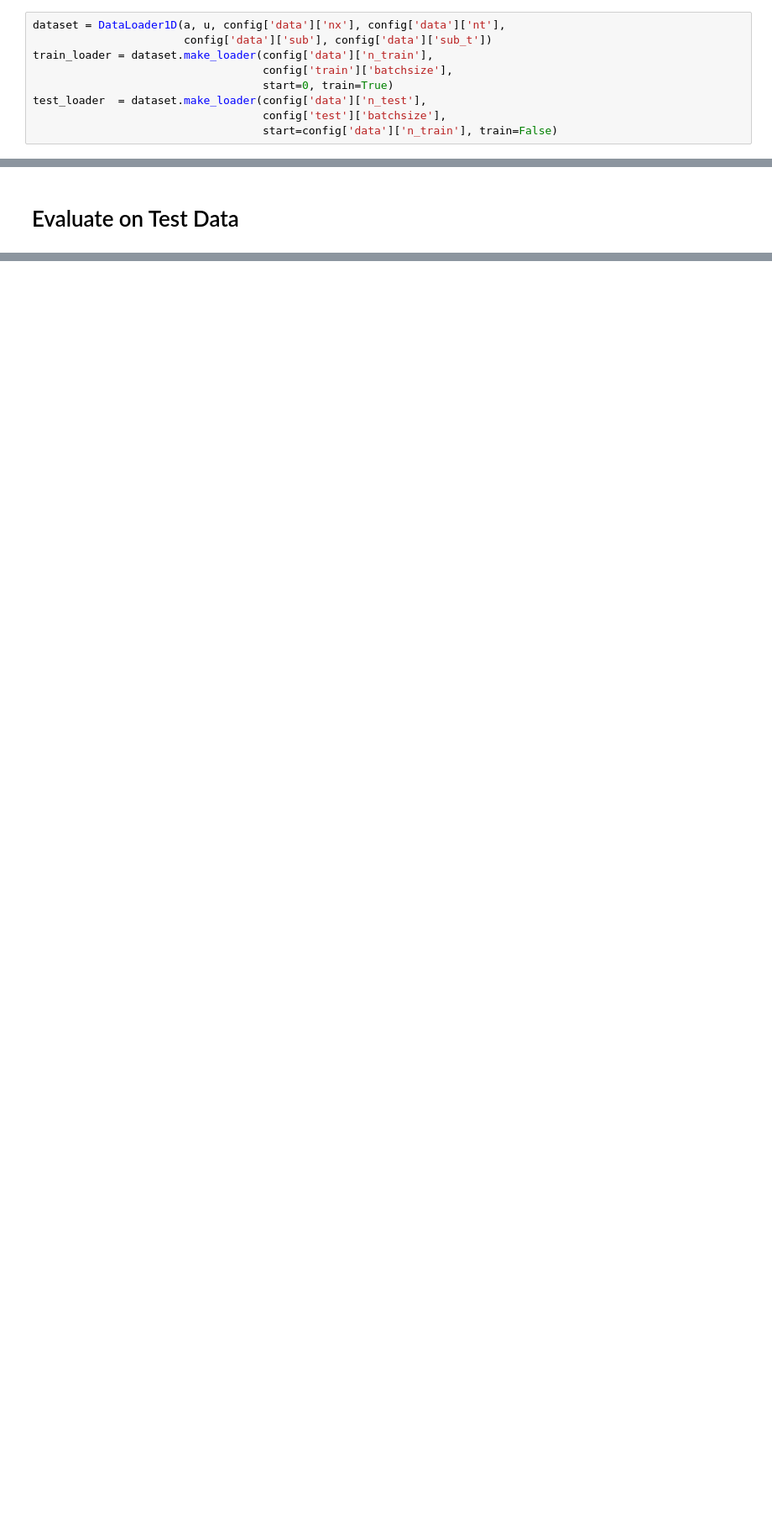
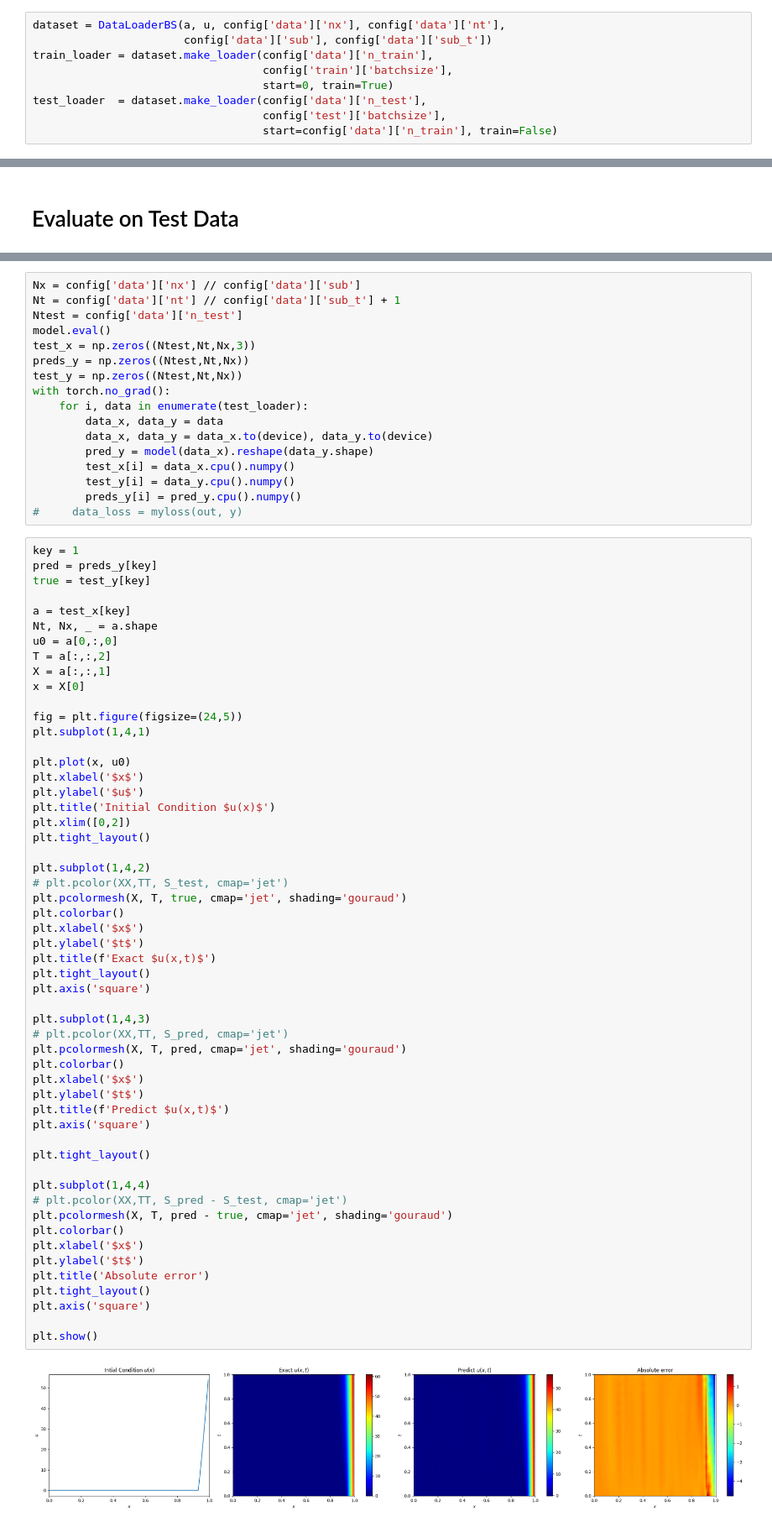
Before and after one commit to hishambhatti/PINO-apps, a Jupyter notebook: BlackScholes_PINO.ipynb, the cells around one changed output, grey strips where cells are left out. Shown at 84% size. Drawn from its saved outputs; the diff is of its cells as text; blank space fills up the shorter version.

Commit message:
added graph and dataloader

```diff
--- a/BlackScholes_PINO.ipynb
+++ b/BlackScholes_PINO.ipynb
@@ -529,5 +554,5 @@ display(a.shape, u.shape)
 # %%
-dataset = DataLoader1D(a, u, config['data']['nx'], config['data']['nt'],
+dataset = DataLoaderBS(a, u, config['data']['nx'], config['data']['nt'],
                        config['data']['sub'], config['data']['sub_t'])
 train_loader = dataset.make_loader(config['data']['n_train'],
                                    config['train']['batchsize'],
@@ -571,0 +610,73 @@ eval_bs(model, test_loader, config, device)
+# %%
+Nx = config['data']['nx'] // config['data']['sub']
+Nt = config['data']['nt'] // config['data']['sub_t'] + 1
+Ntest = config['data']['n_test']
+model.eval()
+test_x = np.zeros((Ntest,Nt,Nx,3))
+preds_y = np.zeros((Ntest,Nt,Nx))
+test_y = np.zeros((Ntest,Nt,Nx))
+with torch.no_grad():
+    for i, data in enumerate(test_loader):
+        data_x, data_y = data
+        data_x, data_y = data_x.to(device), data_y.to(device)
+        pred_y = model(data_x).reshape(data_y.shape)
+        test_x[i] = data_x.cpu().numpy()
+        test_y[i] = data_y.cpu().numpy()
+        preds_y[i] = pred_y.cpu().numpy()
+#     data_loss = myloss(out, y)
+# %%
+key = 1
+pred = preds_y[key]
+true = test_y[key]
+
+a = test_x[key]
+Nt, Nx, _ = a.shape
+u0 = a[0,:,0]
+T = a[:,:,2]
+X = a[:,:,1]
+x = X[0]
+
+fig = plt.figure(figsize=(24,5))
+plt.subplot(1,4,1)
+
+plt.plot(x, u0)
+plt.xlabel('$x$')
+plt.ylabel('$u$')
+plt.title('Initial Condition $u(x)$')
+plt.xlim([0,2])
+plt.tight_layout()
+
+plt.subplot(1,4,2)
+# plt.pcolor(XX,TT, S_test, cmap='jet')
+plt.pcolormesh(X, T, true, cmap='jet', shading='gouraud')
+plt.colorbar()
+plt.xlabel('$x$')
+plt.ylabel('$t$')
+plt.title(f'Exact $u(x,t)$')
+plt.tight_layout()
+plt.axis('square')
+
+plt.subplot(1,4,3)
+# plt.pcolor(XX,TT, S_pred, cmap='jet')
+plt.pcolormesh(X, T, pred, cmap='jet', shading='gouraud')
+plt.colorbar()
+plt.xlabel('$x$')
+plt.ylabel('$t$')
+plt.title(f'Predict $u(x,t)$')
+plt.axis('square')
+
+plt.tight_layout()
+
+plt.subplot(1,4,4)
+# plt.pcolor(XX,TT, S_pred - S_test, cmap='jet')
+plt.pcolormesh(X, T, pred - true, cmap='jet', shading='gouraud')
+plt.colorbar()
+plt.xlabel('$x$')
+plt.ylabel('$t$')
+plt.title('Absolute error')
+plt.tight_layout()
+plt.axis('square')
+
+plt.show()
+# %% [output]
+[figure, added]
```
Also changed, not shown: parts of 7 cells of this notebook, 1 other file.
